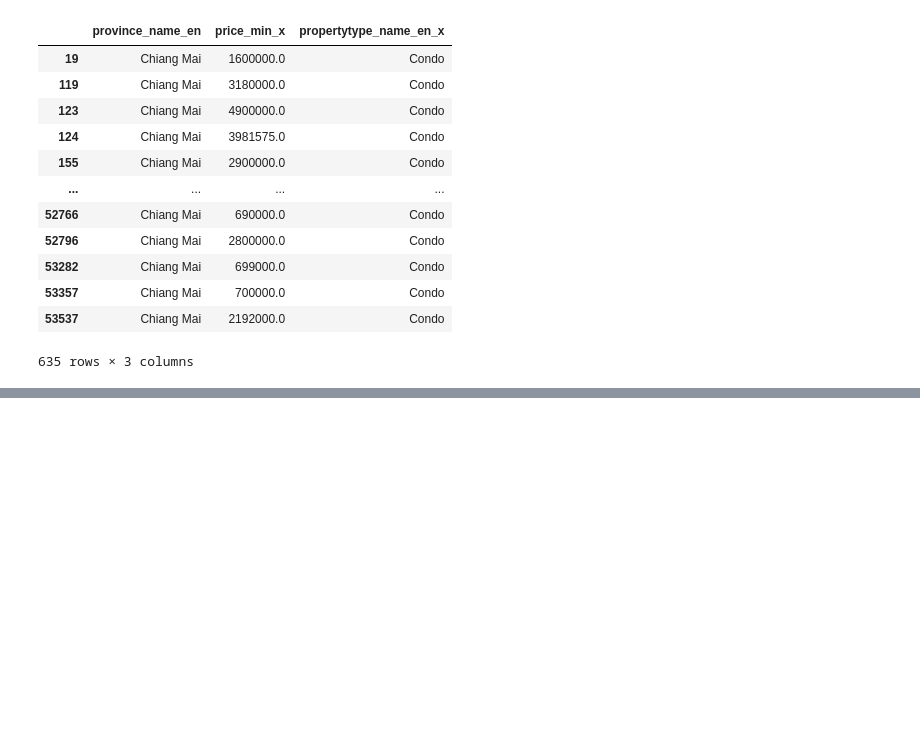
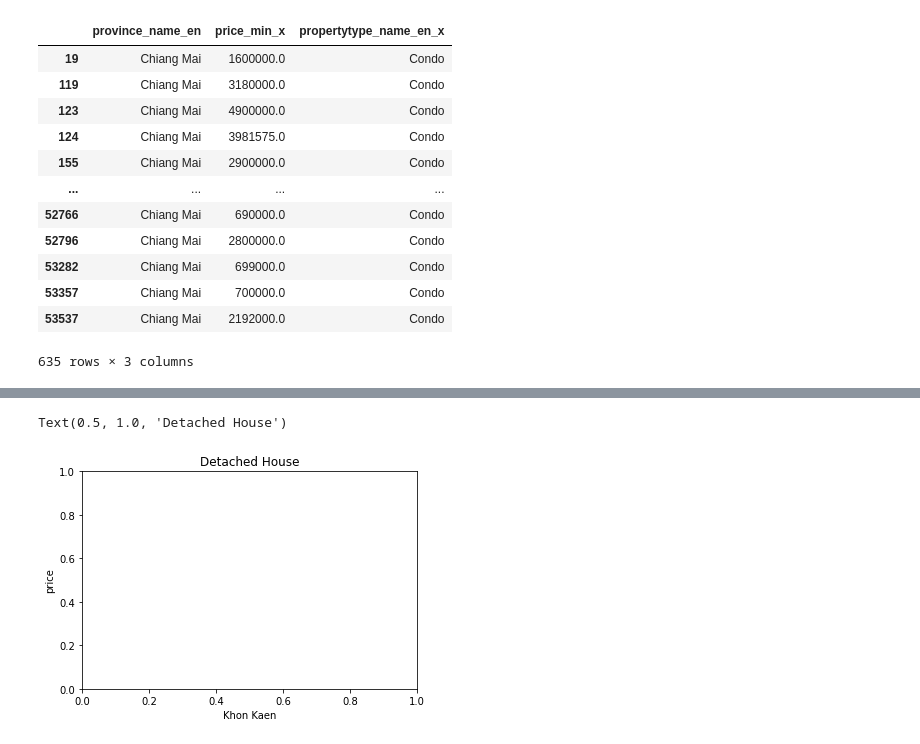
Before and after one commit to CallmeSIRI/BasicProg_DataViz65, a Jupyter notebook: DataViz02_Data_Distribution_.ipynb, the cells around one changed output, grey strips where cells are left out. Cells and saved outputs as stored; diff of their text form; code cells hidden in the pictures; blank space fills up the shorter version.

```diff
--- a/DataViz02_Data_Distribution_.ipynb
+++ b/DataViz02_Data_Distribution_.ipynb
@@ -648,0 +735,7 @@ s33= plt.boxplot(cc1['price_min_x'])
+# %%
+plt.xlabel ('Khon Kaen') #ใส่ชื่อแกน x
+plt.ylabel('price') # ใส่ชื่อแกน y
+plt.title('Detached House') #ใส่ชื่อหัวเรื่อง
+# %% [output]
+Text(0.5, 1.0, 'Detached House')
+[figure, added]
```
Also changed, not shown: parts of 55 cells of this notebook.
